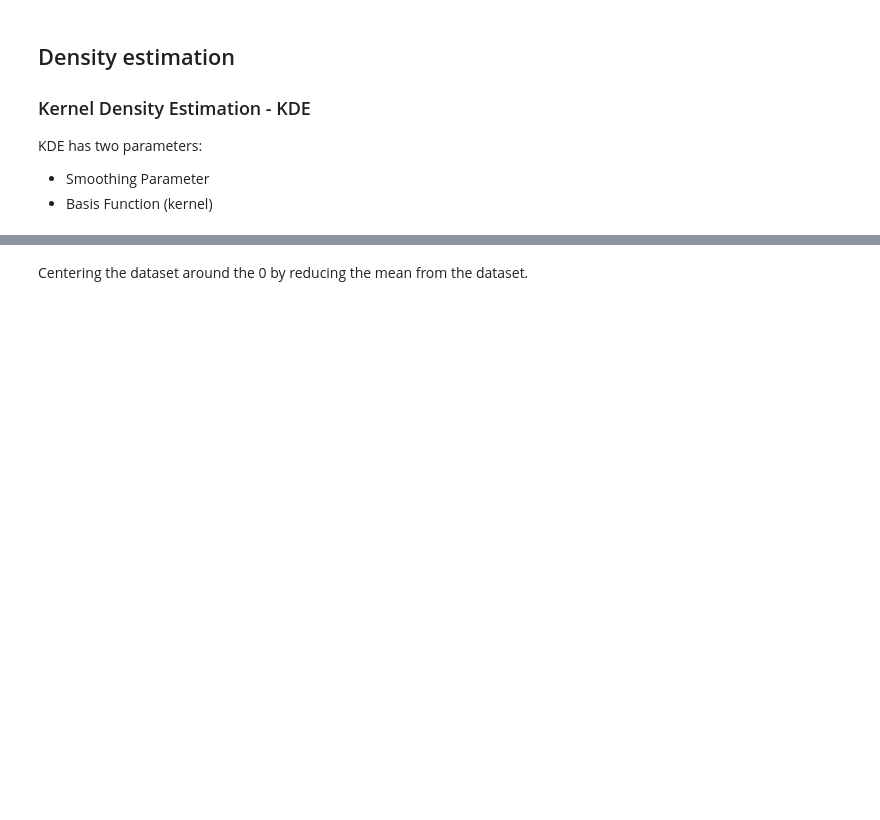
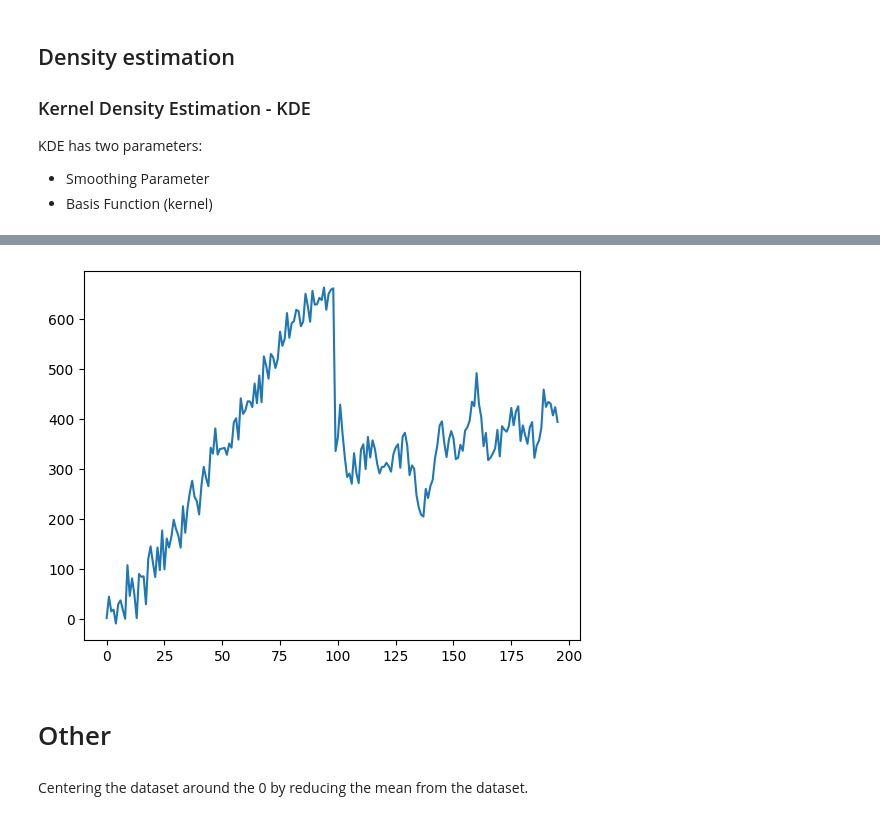
Before and after one commit to dominikstipic/notebooks, a Jupyter notebook: distance-measure/notebook.ipynb, the cells around one changed output, grey strips where cells are left out. Drawn from its saved outputs; the diff is of its cells as text; code cells hidden in the pictures; blank space fills up the shorter version.

Commit message:
ai, nlp and other experiments

```diff
--- a/distance-measure/notebook.ipynb
+++ b/distance-measure/notebook.ipynb
@@ -113,3 +164,9 @@ array([-6.77414795, -6.77414795, -6.77414795, -6.77414795, -6.77414795,
+# %%
+_=plt.plot(data)
+# %% [output]
+[figure, added]
+# %% [markdown]
+# Other
 # %% [markdown]
 Centering the dataset around the 0 by reducing the mean from the dataset.
 # %%
```
Also changed, not shown: parts of 11 cells of this notebook, 12 other files.
